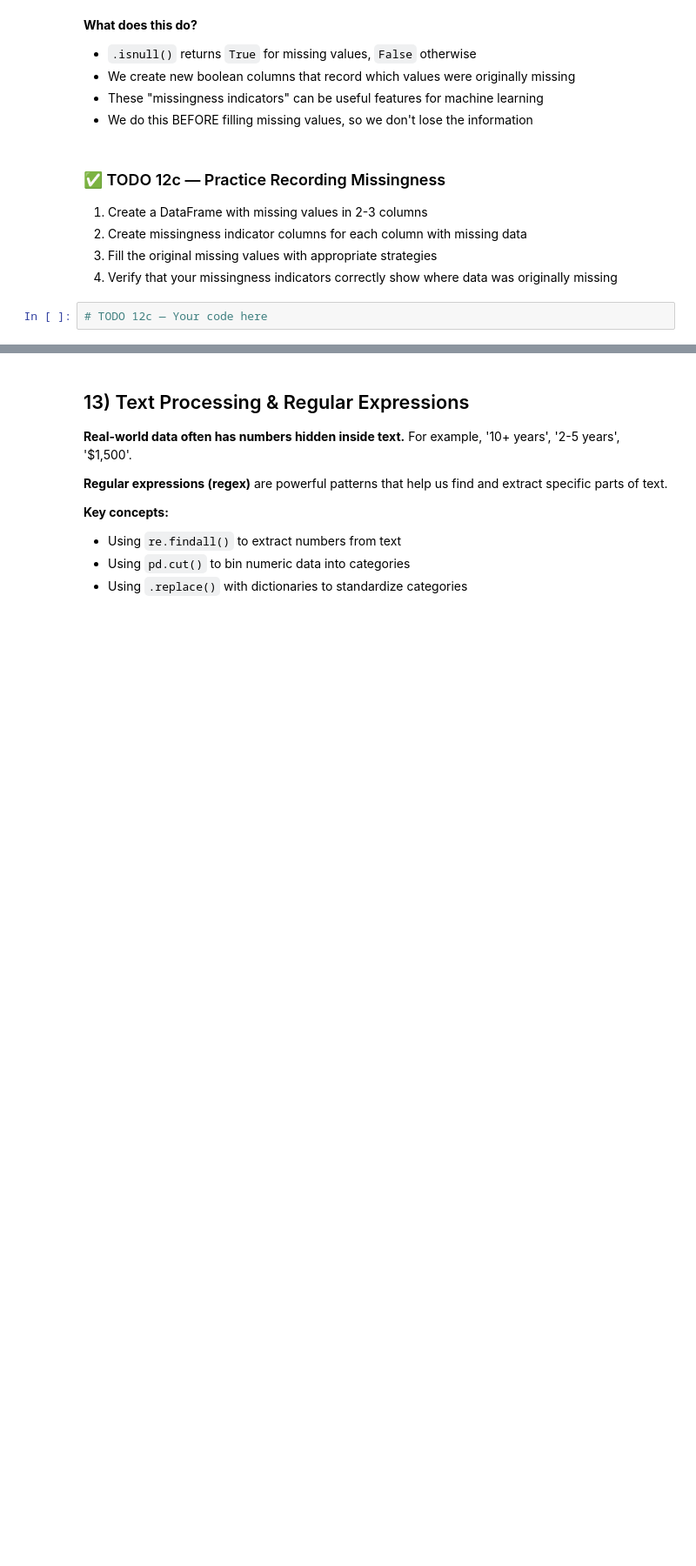
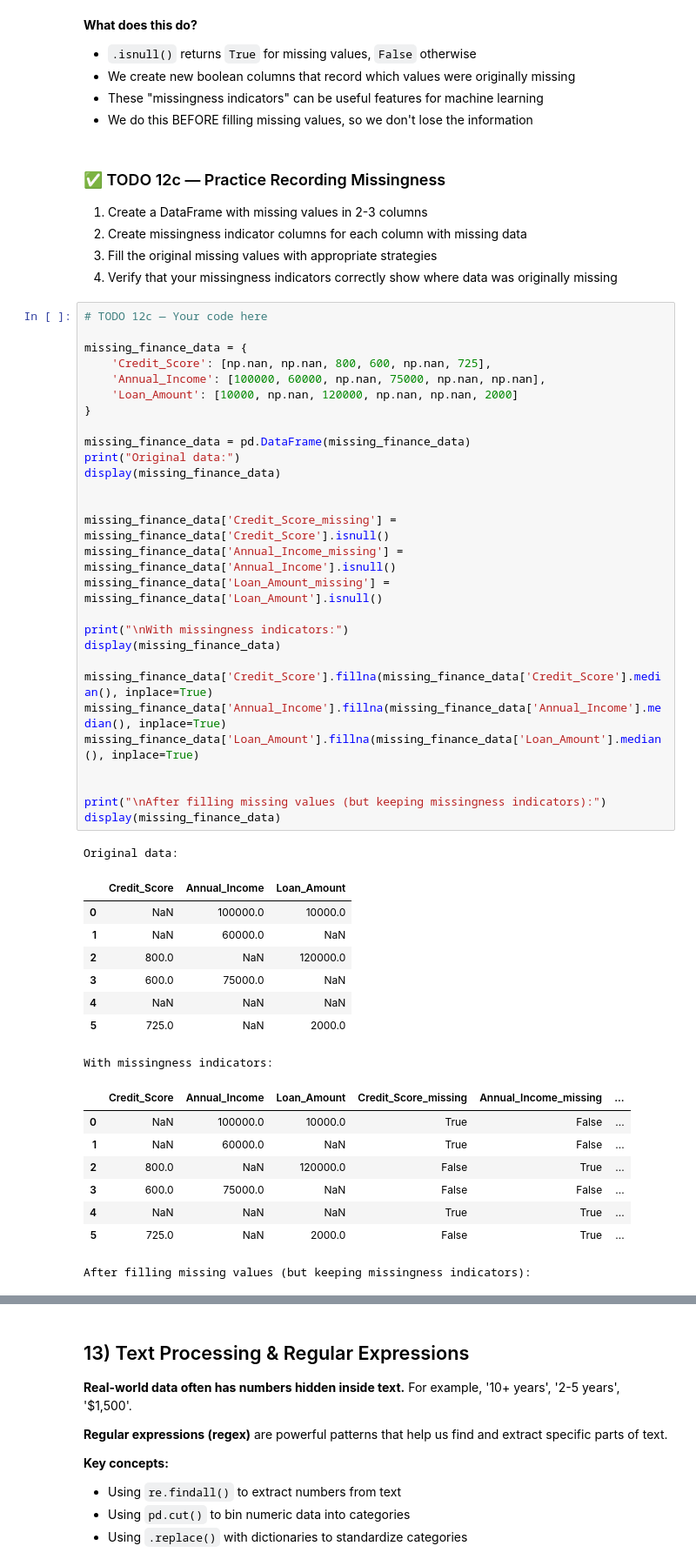
Before and after one commit to dariohoxha/Lone-Risk-Prediction-MDST, a Jupyter notebook: python_numpy_pandas_tutorial.ipynb, the cells around one changed output, grey strips where cells are left out. Shown at 87% size. Cells and saved outputs as stored; diff of their text form; blank space fills up the shorter version.

```diff
--- a/python_numpy_pandas_tutorial.ipynb
+++ b/python_numpy_pandas_tutorial.ipynb
@@ -709,3 +926,47 @@ print(df_finance)
 4. Verify that your missingness indicators correctly show where data was originally missing
 # %%
 # TODO 12c — Your code here
+
+missing_finance_data = {
+    'Credit_Score': [np.nan, np.nan, 800, 600, np.nan, 725],
+    'Annual_Income': [100000, 60000, np.nan, 75000, np.nan, np.nan],
+    'Loan_Amount': [10000, np.nan, 120000, np.nan, np.nan, 2000]
+}
+
+missing_finance_data = pd.DataFrame(missing_finance_data)
+print("Original data:")
+display(missing_finance_data)
+
+
+missing_finance_data['Credit_Score_missing'] = missing_finance_data['Credit_Score'].isnull()
+missing_finance_data['Annual_Income_missing'] = missing_finance_data['Annual_Income'].isnull()
+missing_finance_data['Loan_Amount_missing'] = missing_finance_data['Loan_Amount'].isnull()
+
+print("\nWith missingness indicators:")
+display(missing_finance_data)
+
+missing_finance_data['Credit_Score'].fillna(missing_finance_data['Credit_Score'].median(), inplace=True)
+missing_finance_data['Annual_Income'].fillna(missing_finance_data['Annual_Income'].median(), inplace=True)
+missing_finance_data['Loan_Amount'].fillna(missing_finance_data['Loan_Amount'].median(), inplace=True)
+
+
+print("\nAfter filling missing values (but keeping missingness indicators):")
+display(missing_finance_data)
+# %% [output]
+Original data:
+|  | Credit_Score | Annual_Income | Loan_Amount |
+| 0 | NaN | 100000.0 | 10000.0 |
+| 1 | NaN | 60000.0 | NaN |
+| 2 | 800.0 | NaN | 120000.0 |
+| 3 | 600.0 | 75000.0 | NaN |
+| 4 | NaN | NaN | NaN |
+| 5 | 725.0 | NaN | 2000.0 |
+With missingness indicators:
+|  | Credit_Score | Annual_Income | Loan_Amount | Credit_Score_missing | Annual_Income_missing | ... |
+| 0 | NaN | 100000.0 | 10000.0 | True | False | ... |
+| 1 | NaN | 60000.0 | NaN | True | False | ... |
+| 2 | 800.0 | NaN | 120000.0 | False | True | ... |
+| 3 | 600.0 | 75000.0 | NaN | False | False | ... |
+| 4 | NaN | NaN | NaN | True | True | ... |
+| 5 | 725.0 | NaN | 2000.0 | False | True | ... |
+After filling missing values (but keeping missingness indicators):
```
Also changed, not shown: parts of 13 cells of this notebook.
